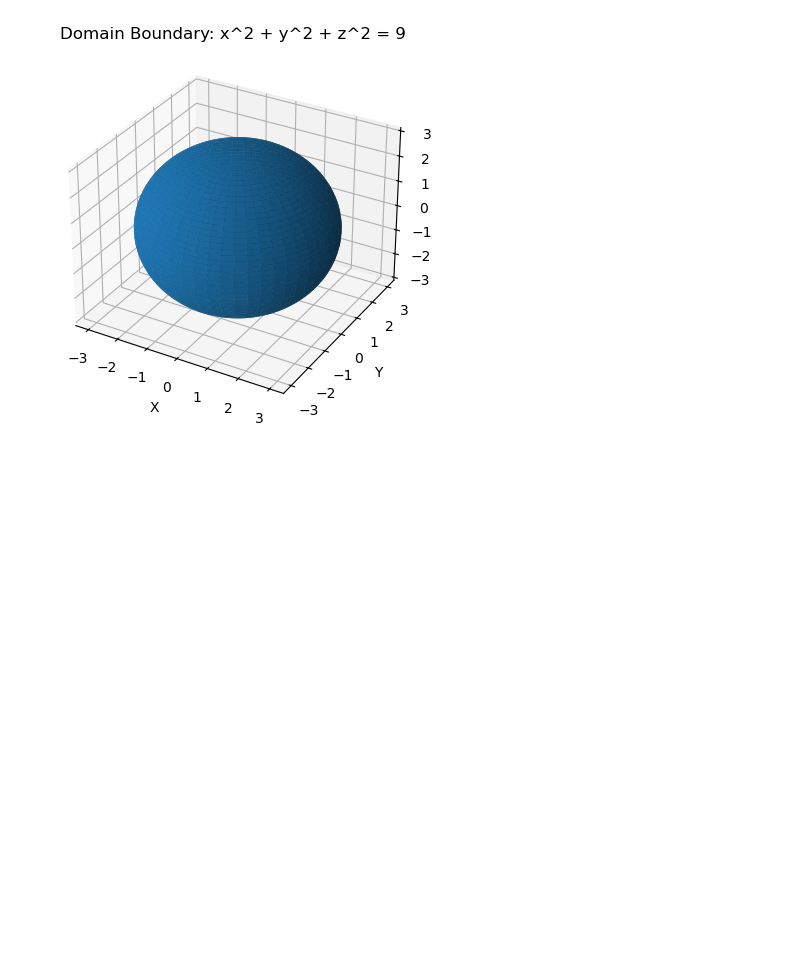
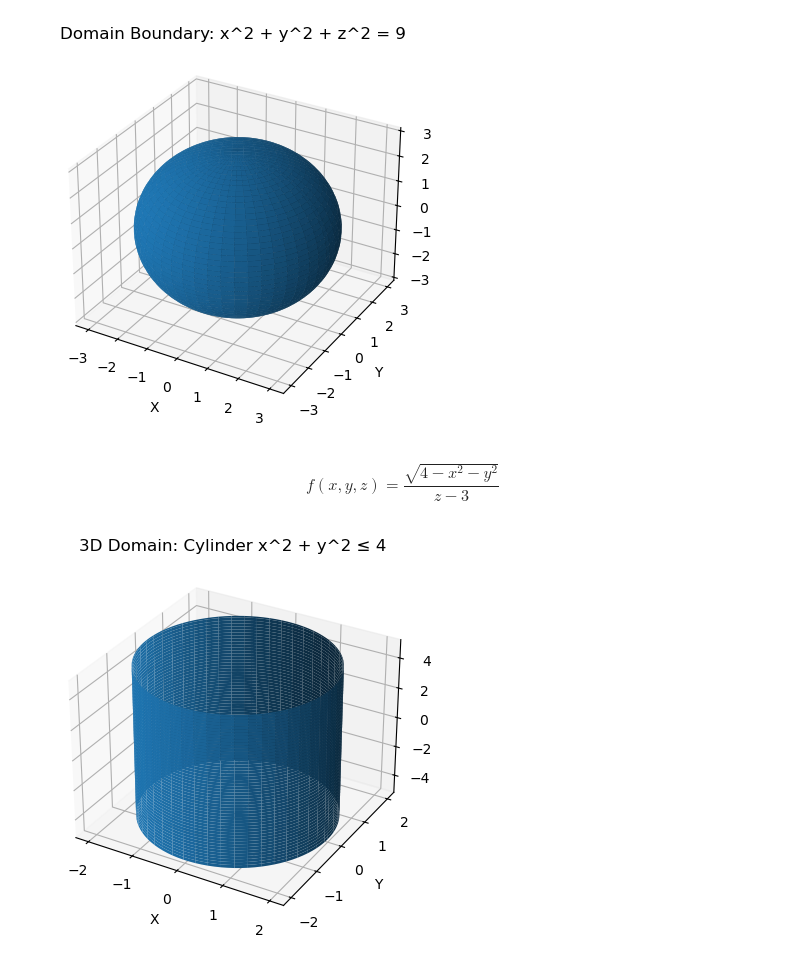
Before and after one commit to aya-alharazin/Machine-Learning, a Jupyter notebook: 03 - Domain.ipynb, the cells around one changed output. Saved outputs shown, nothing was run; the diff lists cells and outputs as text; code cells hidden in the pictures; blank space fills up the shorter version.

```diff
--- a/03 - Domain.ipynb
+++ b/03 - Domain.ipynb
@@ -88,3 +88,37 @@ ax.set_zlabel("Z")
 plt.show()
 # %% [output]
 [figure]
+# %% [markdown]
+$$
+f(x,y,z) = \frac{\sqrt{4 - x^2 - y^2}}{z - 3}
+$$
+# %%
+import numpy as np
+import matplotlib.pyplot as plt
+
+from mpl_toolkits.mplot3d import Axes3D
+
+# Create theta and z
+theta = np.linspace(0, 2*np.pi, 100)
+z = np.linspace(-5, 5, 100)
+
+theta, z = np.meshgrid(theta, z)
+
+# Cylinder radius = 2
+x = 2 * np.cos(theta)
+y = 2 * np.sin(theta)
+
+# Plot
+fig = plt.figure()
+ax = fig.add_subplot(111, projection='3d')
+
+ax.plot_surface(x, y, z)
+
+ax.set_xlabel('X')
+ax.set_ylabel('Y')
+ax.set_zlabel('Z')
+ax.set_title('3D Domain: Cylinder x^2 + y^2 ≤ 4')
+
+plt.show()
+# %% [output]
+[figure, added]
```
Also changed, not shown: parts of 5 cells of this notebook, 2 other files.
